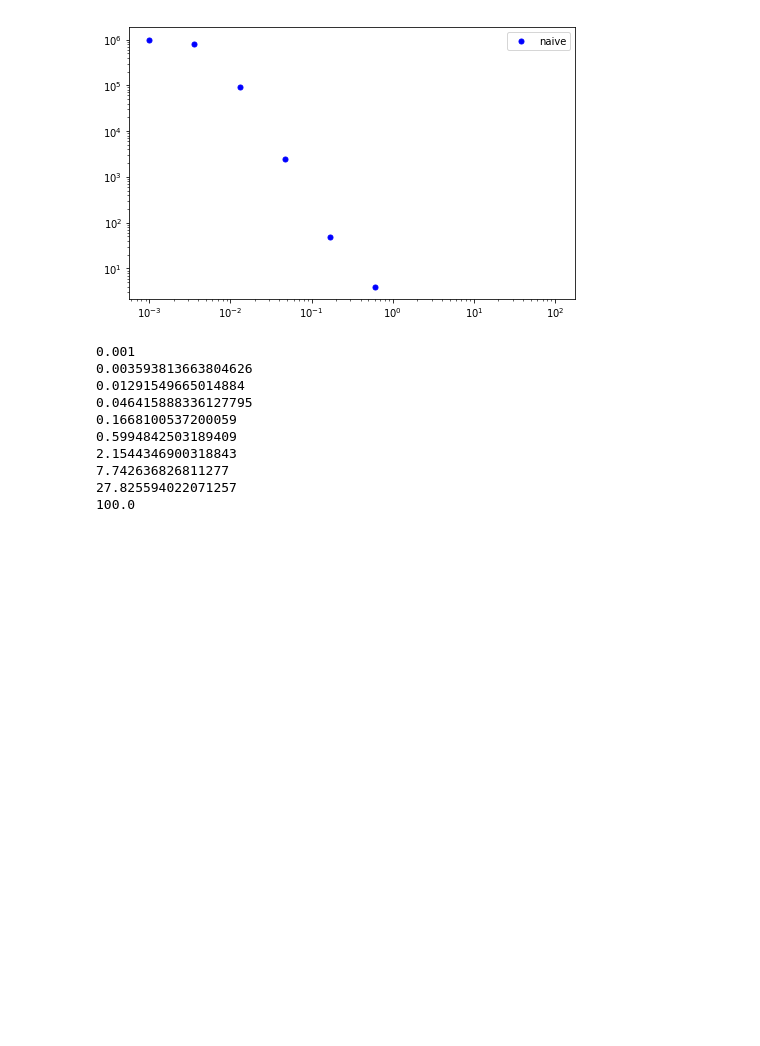
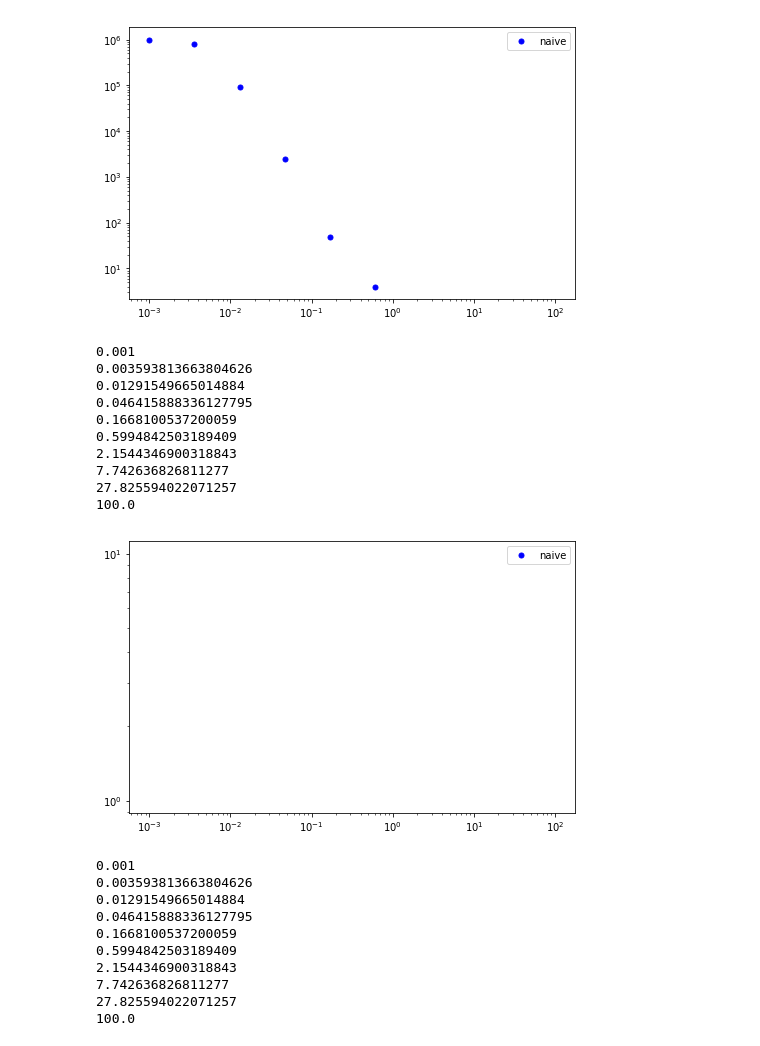
Before and after one commit to ramyarangan/numerical_ceff, a Jupyter notebook: ceff_calculations.ipynb, the cells around one changed output. Saved outputs shown, nothing was run; the diff lists cells and outputs as text; code cells hidden in the pictures; blank space fills up the shorter version.

Commit message:
Added theta_0 ceff computation and graph

```diff
--- a/ceff_calculations.ipynb
+++ b/ceff_calculations.ipynb
@@ -153,13 +153,13 @@ style_dict = {
     'mining minima': 'cs',
     'grid1': 'go',
     'grid2': 'mo',
-    'grid1 kde': 'brown',
-    'grid2 kde': 'm--',
+    'grid1 kde': 'bs',
+    'grid2 kde': 'ms',
     'SE(2) order 10': 'ko',
     'naive': 'bo'
 }
 
-def plot_ceffs(sigma_min, sigma_max, num_pts, ceff_vals_lists, label_lists, fig_size=(8,5)):
+def plot_ceffs(sigma_min, sigma_max, num_pts, ceff_vals_lists, label_lists, fig_size=(8,5), cutoff=-100):
     sigma_range = np.logspace(sigma_min, sigma_max, num_pts)
     plt.figure(figsize=fig_size)
     for ii, ceff_list in enumerate(ceff_vals_lists):
@@ -167,6 +167,8 @@ def plot_ceffs(sigma_min, sigma_max, num_pts, ceff_vals_lists, label_lists, fig_
         if cur_label not in style_dict:
             print("Please add style entry for the plot label: %s" % cur_label)
             continue
+        ceff_list = np.array(ceff_list)
+        ceff_list[ceff_list < 10**cutoff] = 0
         plt.plot(sigma_range, ceff_list, style_dict[cur_label], markersize=5, label=cur_label)
     plt.legend(loc='upper right')
     plt.xscale('log')
@@ -267,6 +269,21 @@ plot_ceffs(SIGMA_MIN, SIGMA_MAX, NUM_PTS, [numerical_ceff_vals_4], ['naive'])
 27.825594022071257
 100.0
 [figure]
+# %%
+numerical_ceff_vals_4_0 = eval_ceff_range(SIGMA_MIN, SIGMA_MAX, NUM_PTS, 0, 4, 'naive')
+plot_ceffs(SIGMA_MIN, SIGMA_MAX, NUM_PTS, [numerical_ceff_vals_4_0], ['naive'])
+# %% [output]
+0.001
+0.003593813663804626
+0.01291549665014884
+0.046415888336127795
+0.1668100537200059
+0.5994842503189409
+2.1544346900318843
+7.742636826811277
+27.825594022071257
+100.0
+[figure, added]
 # %%
 numerical_ceff_vals_7 = eval_ceff_range(SIGMA_MIN, SIGMA_MAX, NUM_PTS, 2 * np.pi/7, 7, 'naive')
 plot_ceffs(SIGMA_MIN, SIGMA_MAX, NUM_PTS, [numerical_ceff_vals_7], ['naive'])
```
Also changed, not shown: parts of 7 cells of this notebook.
